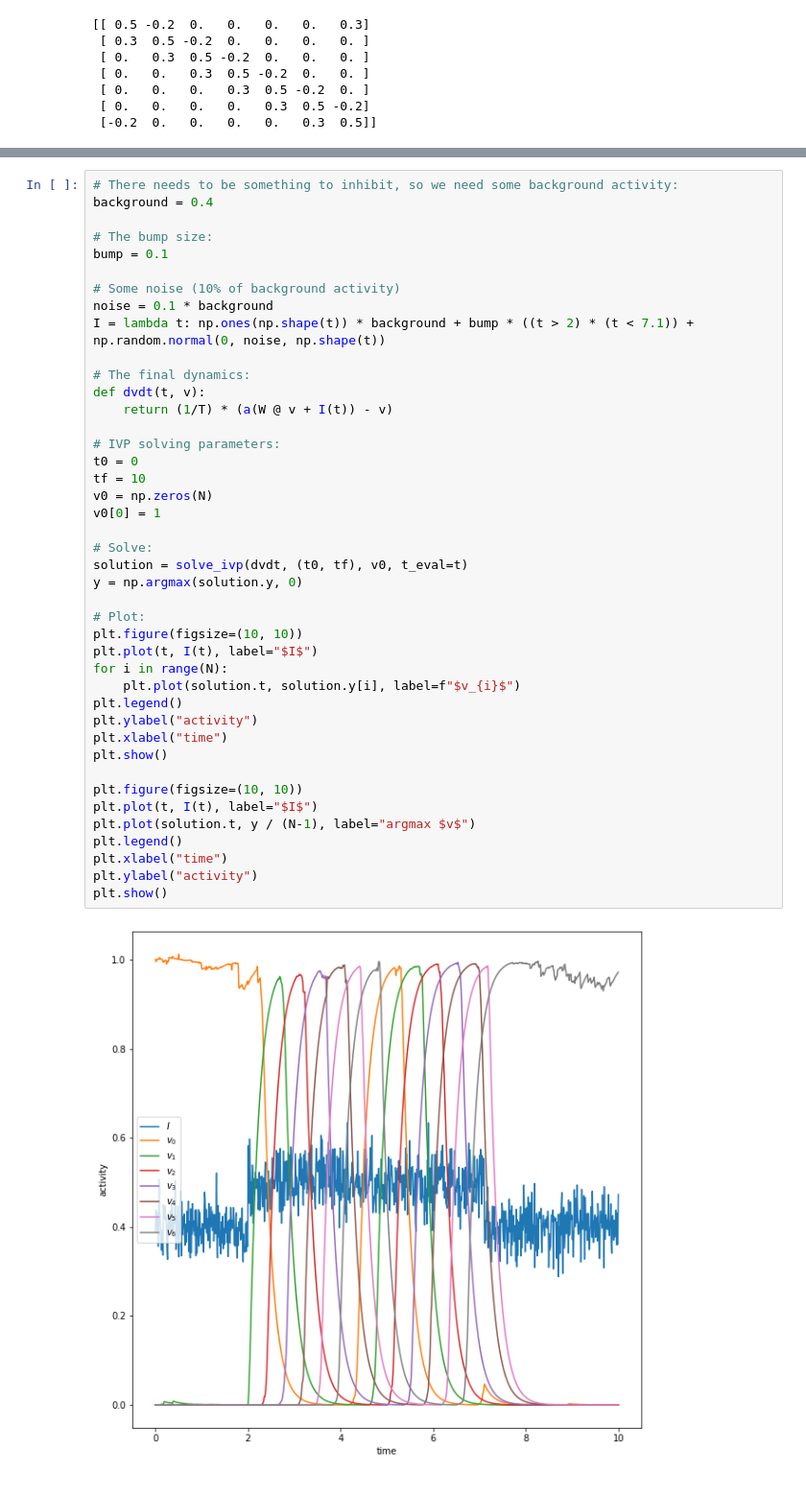
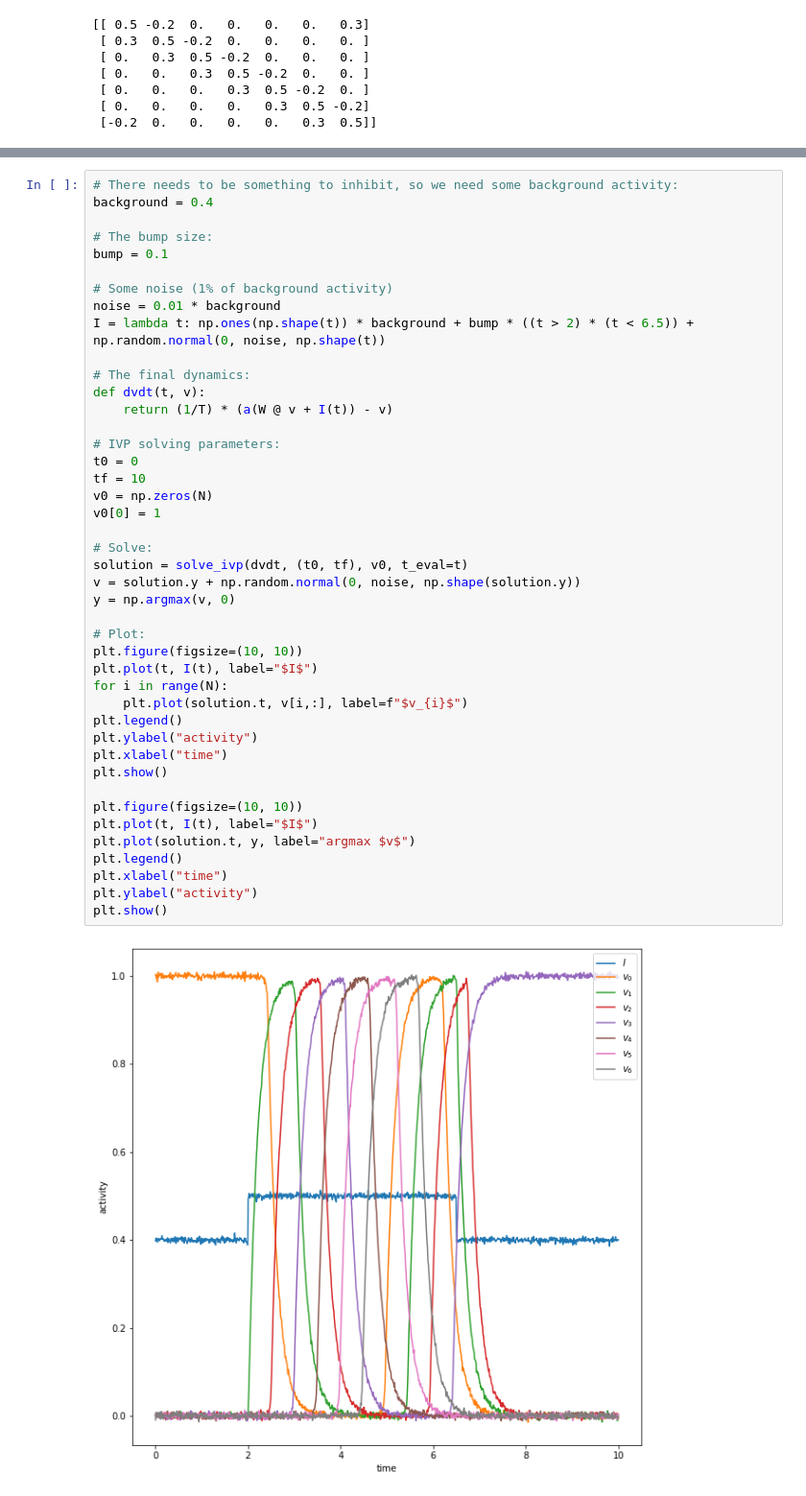
Before and after one commit to nilsceberg/path-integration-memory, a Jupyter notebook: notebooks/modulo/ring.ipynb, the cells around one changed output, grey strips where cells are left out. Shown at 96% size. Saved outputs shown, nothing was run; the diff lists cells and outputs as text.

Commit message:
notebooks: add noise to modulo counter ring output

```diff
--- a/notebooks/modulo/ring.ipynb
+++ b/notebooks/modulo/ring.ipynb
@@ -91,40 +91,41 @@ background = 0.4
 # The bump size:
 bump = 0.1
 
-# Some noise (10% of background activity)
-noise = 0.1 * background
-I = lambda t: np.ones(np.shape(t)) * background + bump * ((t > 2) * (t < 7.1)) + np.random.normal(0, noise, np.shape(t))
+# Some noise (1% of background activity)
+noise = 0.01 * background
+I = lambda t: np.ones(np.shape(t)) * background + bump * ((t > 2) * (t < 6.5)) + np.random.normal(0, noise, np.shape(t))
 
 # The final dynamics:
 def dvdt(t, v):
     return (1/T) * (a(W @ v + I(t)) - v)
 
 # IVP solving parameters:
 t0 = 0
 tf = 10
 v0 = np.zeros(N)
 v0[0] = 1
 
 # Solve:
 solution = solve_ivp(dvdt, (t0, tf), v0, t_eval=t)
-y = np.argmax(solution.y, 0)
+v = solution.y + np.random.normal(0, noise, np.shape(solution.y))
+y = np.argmax(v, 0)
 
 # Plot:
 plt.figure(figsize=(10, 10))
 plt.plot(t, I(t), label="$I$")
 for i in range(N):
-    plt.plot(solution.t, solution.y[i], label=f"$v_{i}$")
+    plt.plot(solution.t, v[i,:], label=f"$v_{i}$")
 plt.legend()
 plt.ylabel("activity")
 plt.xlabel("time")
 plt.show()
 
 plt.figure(figsize=(10, 10))
 plt.plot(t, I(t), label="$I$")
-plt.plot(solution.t, y / (N-1), label="argmax $v$")
+plt.plot(solution.t, y, label="argmax $v$")
 plt.legend()
 plt.xlabel("time")
 plt.ylabel("activity")
 plt.show()
 # %% [output]
-[figure, old version]
+[figure, new version]
```
Also changed, not shown: parts of 1 cell of this notebook.
